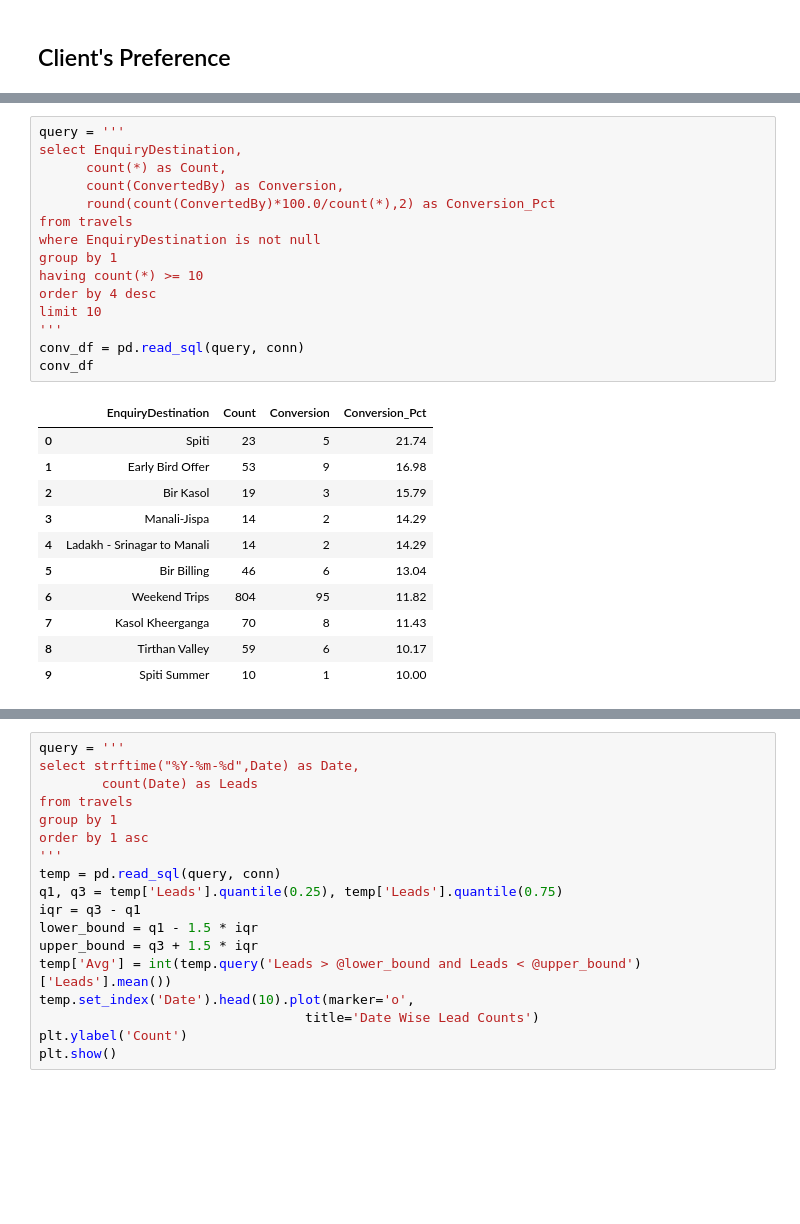
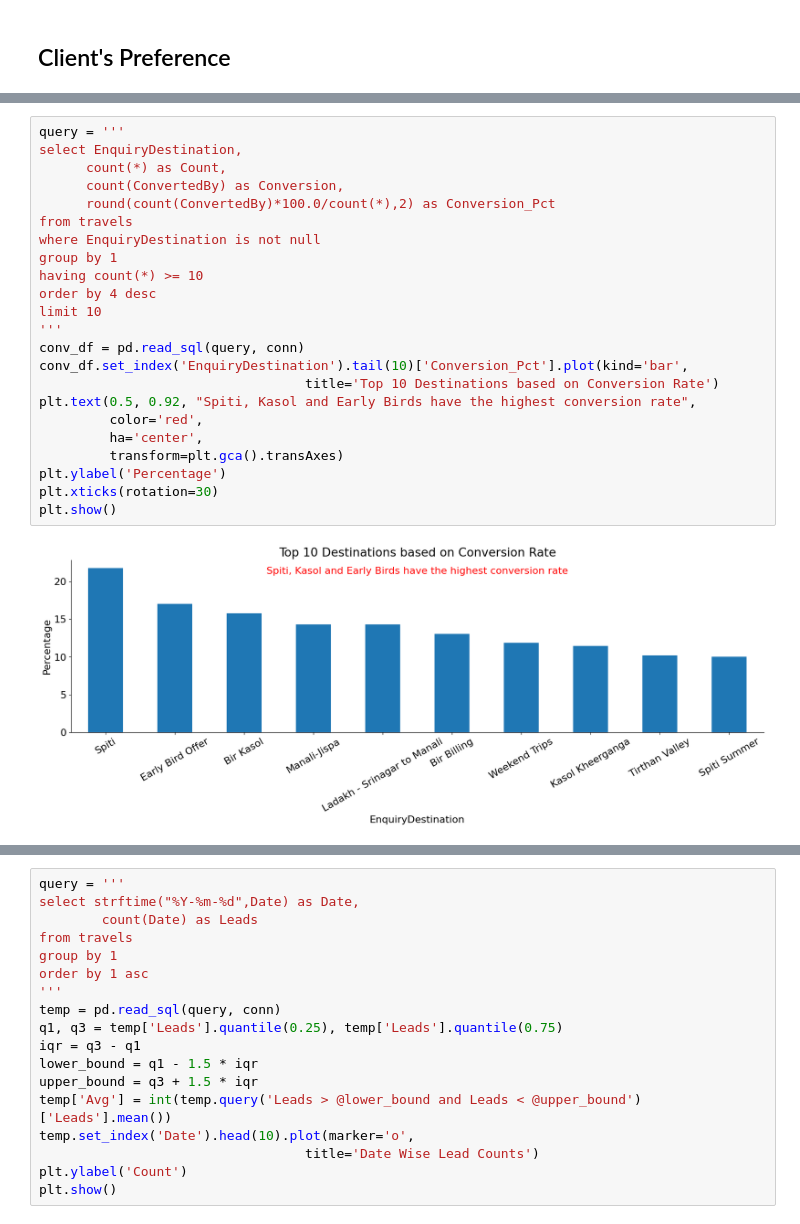
Before and after one commit to dakshbhatnagar/projects, a Jupyter notebook: sales_conversions/conversions.ipynb, the cells around one changed output, grey strips where cells are left out. Cells and saved outputs as stored; diff of their text form; blank space fills up the shorter version.

```diff
--- a/sales_conversions/conversions.ipynb
+++ b/sales_conversions/conversions.ipynb
@@ -297,30 +292,28 @@ What to Do:
 # %%
 query = '''
 select EnquiryDestination,
       count(*) as Count,
       count(ConvertedBy) as Conversion,
       round(count(ConvertedBy)*100.0/count(*),2) as Conversion_Pct
 from travels
 where EnquiryDestination is not null
 group by 1
 having count(*) >= 10
 order by 4 desc
 limit 10
 '''
 conv_df = pd.read_sql(query, conn)
-conv_df
+conv_df.set_index('EnquiryDestination').tail(10)['Conversion_Pct'].plot(kind='bar',
+                                  title='Top 10 Destinations based on Conversion Rate')
+plt.text(0.5, 0.92, "Spiti, Kasol and Early Birds have the highest conversion rate",
+         color='red',
+         ha='center',
+         transform=plt.gca().transAxes)
+plt.ylabel('Percentage')
+plt.xticks(rotation=30)
+plt.show()
 # %% [output]
-|  | EnquiryDestination | Count | Conversion | Conversion_Pct |
-| 0 | Spiti | 23 | 5 | 21.74 |
-| 1 | Early Bird Offer | 53 | 9 | 16.98 |
-| 2 | Bir Kasol | 19 | 3 | 15.79 |
-| 3 | Manali-Jispa | 14 | 2 | 14.29 |
-| 4 | Ladakh - Srinagar to Manali | 14 | 2 | 14.29 |
-| 5 | Bir Billing | 46 | 6 | 13.04 |
-| 6 | Weekend Trips | 804 | 95 | 11.82 |
-| 7 | Kasol Kheerganga | 70 | 8 | 11.43 |
-| 8 | Tirthan Valley | 59 | 6 | 10.17 |
-| 9 | Spiti Summer | 10 | 1 | 10.00 |
+[figure, added]
 # %% [markdown]
 **Observation:**
   1. Although Spiti doesn’t have the highest enquiry count, it has the highest conversion percentage (21.74%), suggesting that customers are likely more decisive about this destination.
```
Also changed, not shown: parts of 16 cells of this notebook, 2 other files.
